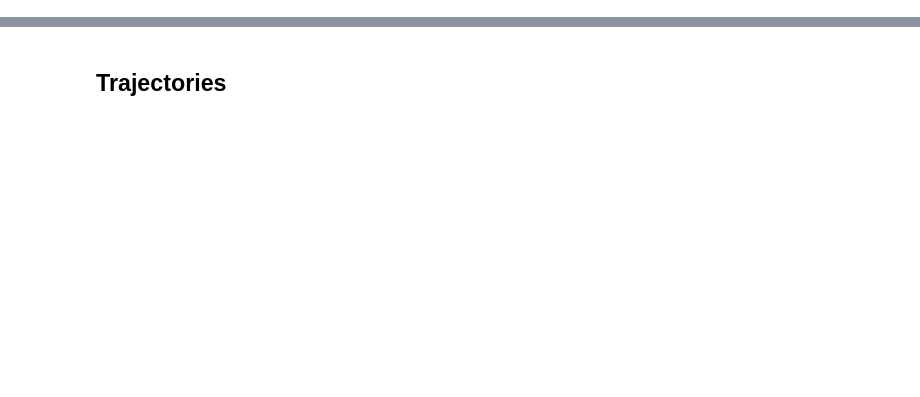
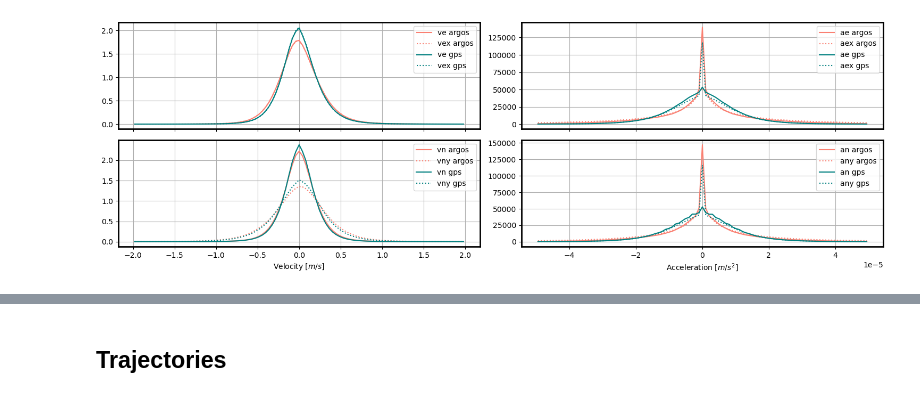
Before and after one commit to margot-demol/PhD, a Jupyter notebook: GDP/diag_velocity_acceleration.ipynb, the cells around one changed output, grey strips where cells are left out. Saved outputs shown, nothing was run; the diff lists cells and outputs as text; code cells hidden in the pictures; blank space fills up the shorter version.

```diff
--- a/GDP/diag_velocity_acceleration.ipynb
+++ b/GDP/diag_velocity_acceleration.ipynb
@@ -88,0 +172,27 @@ df_gps.tail()
+# %%
+fig, axs = plt.subplots(2, 2, sharex='col', figsize=(15,5))
+axs=axs.flatten()
+plot_histogram(df_argos['ve'], axs[0], color = 'salmon', label = 've argos')
+plot_histogram(df_argos['vn'], axs[2], color = 'salmon', label = 'vn argos')
+plot_histogram(df_argos['vex'], axs[0], color = 'salmon', label = 'vex argos', ls = ':')
+plot_histogram(df_argos['vny'], axs[2], color = 'salmon', label = 'vny argos', ls = ':')
+plot_histogram(df_gps['ve'], axs[0], color = 'teal', label = 've gps')
+plot_histogram(df_gps['vn'], axs[2], color = 'teal', label = 'vn gps')
+plot_histogram(df_gps['vex'], axs[0], color = 'teal', label = 'vex gps', ls = ':')
+plot_histogram(df_gps['vny'], axs[2], color = 'teal', label = 'vny gps', ls = ':')
+plot_histogram(df_argos['ae'], axs[1], bins =np.linspace(-5*1e-5, 5*1e-5, 100), color = 'salmon', label = 'ae argos')
+plot_histogram(df_argos['an'], axs[3], bins =np.linspace(-5*1e-5, 5*1e-5, 100), color = 'salmon', label = 'an argos')
+plot_histogram(df_argos['aex'], axs[1], bins =np.linspace(-5*1e-5, 5*1e-5, 100), color = 'salmon', label = 'aex argos', ls = ':')
+plot_histogram(df_argos['any'], axs[3], bins =np.linspace(-5*1e-5, 5*1e-5, 100), color = 'salmon', label = 'any argos', ls = ':')
+plot_histogram(df_gps['ae'], axs[1], bins =np.linspace(-5*1e-5, 5*1e-5, 100), color = 'teal', label = 'ae gps')
+plot_histogram(df_gps['an'], axs[3], bins =np.linspace(-5*1e-5, 5*1e-5, 100), color ='teal', label = 'an gps')
+plot_histogram(df_gps['aex'], axs[1], bins =np.linspace(-5*1e-5, 5*1e-5, 100), color = 'teal', label = 'aex gps', ls = ':')
+plot_histogram(df_gps['any'], axs[3], bins =np.linspace(-5*1e-5, 5*1e-5, 100), color ='teal', label = 'any gps', ls = ':')
+for ax in axs :
+    ax.grid()
+    ax.legend()
+axs[2].set_xlabel(r'Velocity [$m/s$]')
+axs[3].set_xlabel(r'Acceleration [$m/s^2$]')
+fig.tight_layout(rect=[0,0,1,1])#left, bottom, right, top (default is 0,0,1,1)
+# %% [output]
+[figure, added]
```
Also changed, not shown: parts of 34 cells of this notebook, 1 other file.
